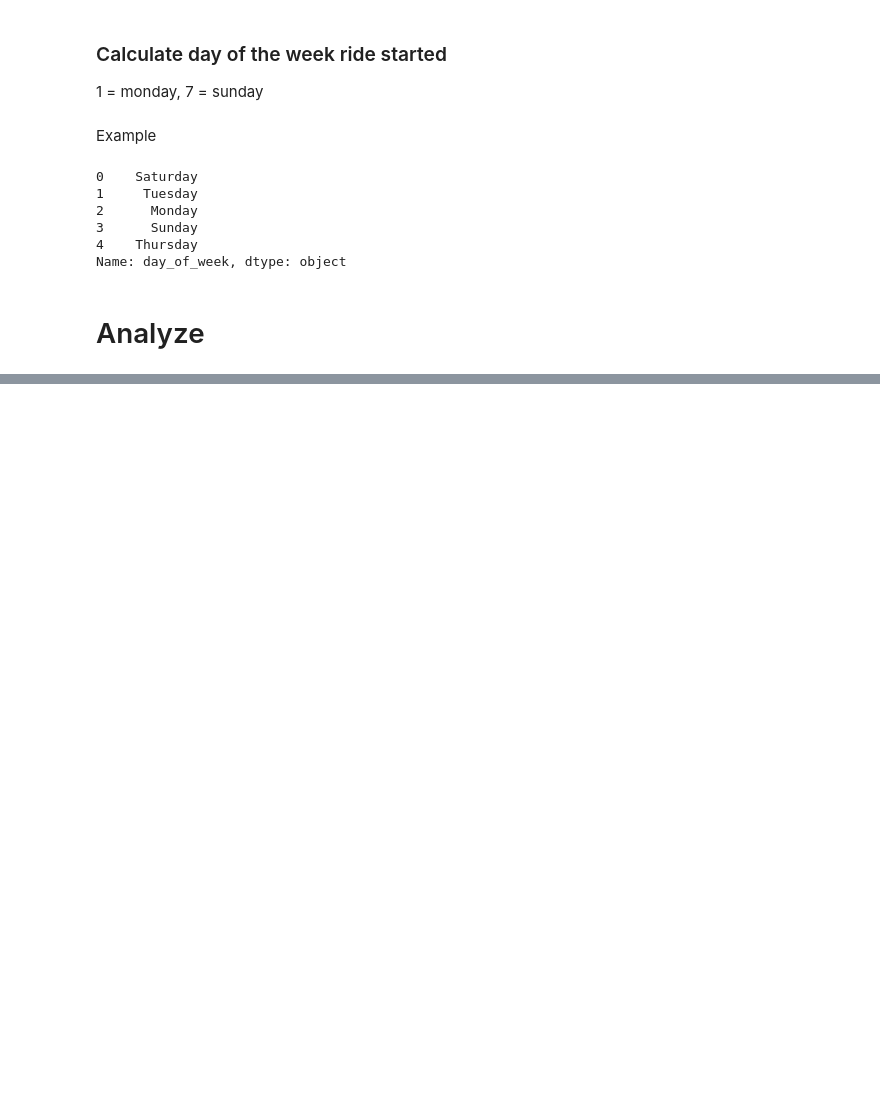
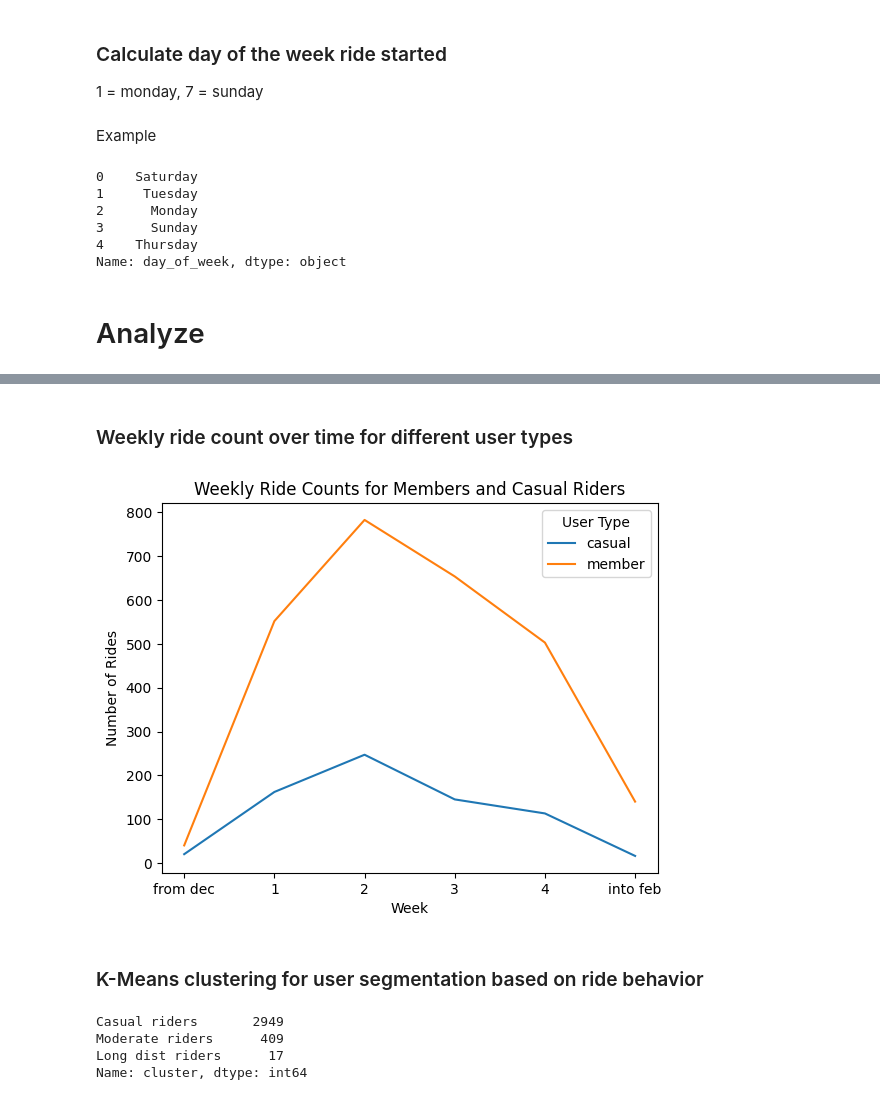
Before and after one commit to ATESAM-ABDULLAH/Coursera, a Jupyter notebook: Google Data Analytics/Capstone/Case Study 1/Code/Analysis.ipynb, the cells around one changed output, grey strips where cells are left out. Cells and saved outputs as stored; diff of their text form; code cells hidden in the pictures; blank space fills up the shorter version.

```diff
--- a/Google Data Analytics/Capstone/Case Study 1/Code/Analysis.ipynb
+++ b/Google Data Analytics/Capstone/Case Study 1/Code/Analysis.ipynb
@@ -81,0 +191,18 @@ Name: day_of_week, dtype: object
+# %% [markdown]
+### Weekly ride count over time for different user types
+# %%
+df['week_start'] = df['started_at'].dt.to_period('W').dt.start_time
+weekly_ride_counts = df.groupby(['week_start', 'member_casual']).size().unstack()
+weekly_ride_counts
+weekly_ride_counts.index = ['from dec',1,2,3,4,'into feb']
+weekly_ride_counts.plot(kind='line')
+
+plt.title('Weekly Ride Counts for Members and Casual Riders')
+plt.xlabel('Week')
+plt.ylabel('Number of Rides')
+plt.legend(title='User Type')
+plt.show()
+# %% [output]
+[figure, added]
+# %% [markdown]
+### K-Means clustering for user segmentation based on ride behavior
@@ -81,0 +217,7 @@ Name: day_of_week, dtype: object
+# %%
+customer_segments
+# %% [output]
+Casual riders       2949
+Moderate riders      409
+Long dist riders      17
+Name: cluster, dtype: int64
```
Also changed, not shown: parts of 22 cells of this notebook, 7 other files.
